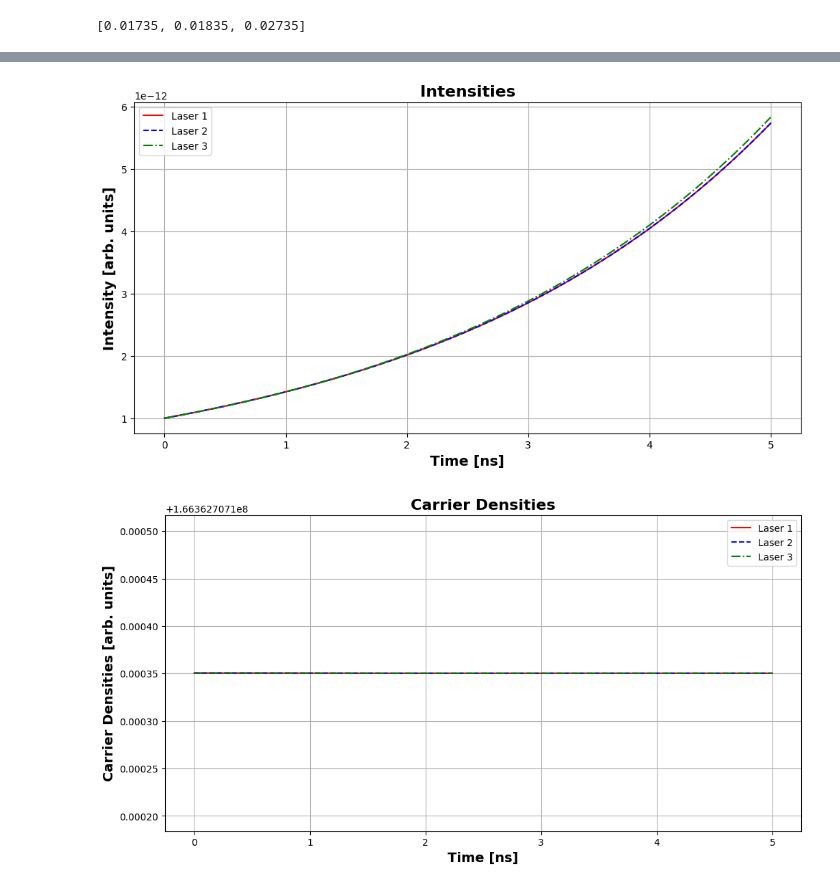
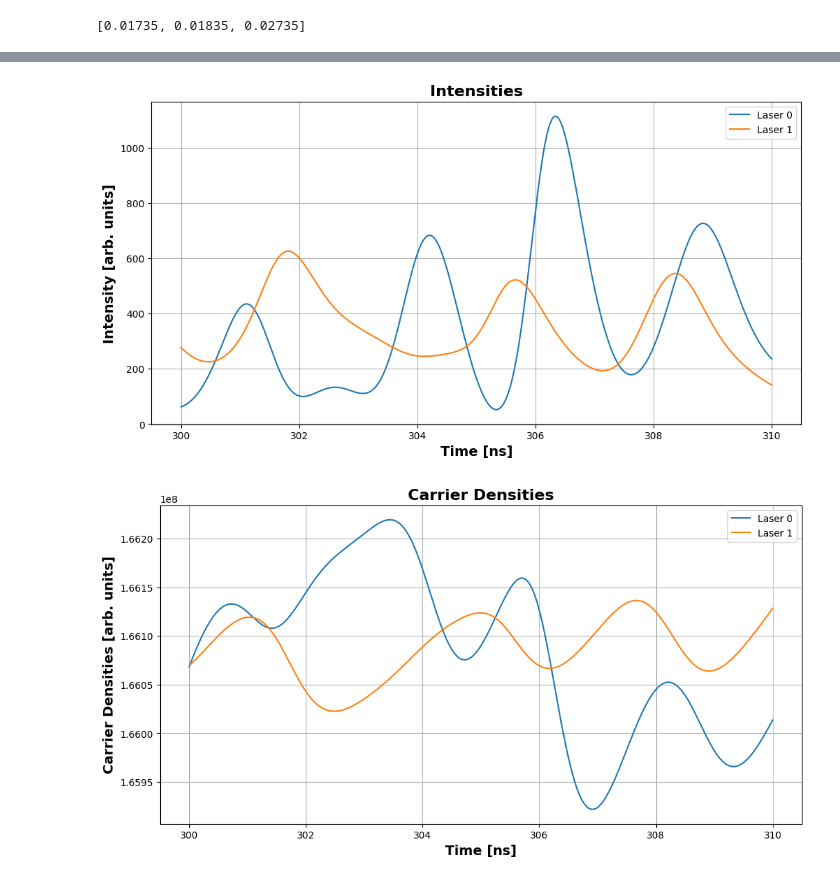
Before and after one commit to godwinduan/lasersim, a Jupyter notebook: MC_SLs_new.ipynb, the cells around one changed output, grey strips where cells are left out. Saved outputs shown, nothing was run; the diff lists cells and outputs as text; code cells hidden in the pictures.

Commit message:
simulations working

```diff
--- a/MC_SLs_new.ipynb
+++ b/MC_SLs_new.ipynb
@@ -212,16 +321,7 @@ for i in range(num_lasers):
 # Simulation parameters
 # Time parameters
 t_start = 0.0
-t_end = 500e-9  # Total simulation time in seconds (50ns)
-dt = 0.01e-9     # Time step in seconds (1ns)
-
-# Define the log function and callback
-#log_func = symengine.Function("log_func")
-#def log_callback(y,value):
-#    print(f"[INFO] value: {value}")
-#    return value
-
-#cross_corr_values = []
-# phase_sync_indices = []
+t_end = 1000e-9  # Total simulation time in seconds (500ns)
+dt = 0.01e-9     # Time step in seconds (0.01ns)
 # %%
 # Initialize the solver
@@ -306,27 +393,31 @@ times_ns = times * 1e9
 # %%
 # Plot intensities over the entire time interval
 plt.figure(figsize=(12, 6))
-plt.plot(times_ns, I_ts[0], label="Laser 1", color='r')
-plt.plot(times_ns, I_ts[1], label="Laser 2", linestyle='--', color='b')
-plt.plot(times_ns, I_ts[2], label="Laser 3", linestyle='-.', color='g')
+
+for i in range(num_lasers):
+    plt.plot(times_ns, I_ts[i], label=f"Laser {i}")
+
 plt.xlabel("Time [ns]", fontsize=14, fontweight='bold')
 plt.ylabel("Intensity [arb. units]", fontsize=14, fontweight='bold')
 plt.title("Intensities",fontsize=16, fontweight='bold')
 plt.grid(True)
 plt.legend()
 
+plt.savefig('2laser_0p012kappa_10ns_intercouple_0p012kappa_50ns_l0selfcouple_17mA_intensity.png')
 plt.show()
 
 # Plot carrier densities over the entire time interval
 plt.figure(figsize=(12, 6))
-plt.plot(times_ns, N_ts[0], label="Laser 1", color='r')
-plt.plot(times_ns, N_ts[1], label="Laser 2", linestyle='--', color='b')
-plt.plot(times_ns, N_ts[2], label="Laser 3", linestyle='-.', color='g')
+for i in range(num_lasers):
+    plt.plot(times_ns, N_ts[i], label=f"Laser {i}")
+
 plt.xlabel("Time [ns]", fontsize=14, fontweight='bold')
 plt.ylabel("Carrier Densities [arb. units]", fontsize=14, fontweight='bold')
 plt.title("Carrier Densities",fontsize=16, fontweight='bold')
 plt.grid(True)
 plt.legend()
 
+#plt.savefig('1laser_0p12kappa_10ns_22mA_carrierdensity.png')
+plt.savefig('2laser_0p012kappa_10ns_intercouple_0p012kappa_50ns_l0selfcouple_17mA_carrierdensity.png')
 plt.show()
 # %% [output]
@@ -335,31 +426,30 @@ plt.show()
 # %%
 # Plot intensities over shortened time interval
-end_time = 5 # in ns
+begin_time = 300 # in ns
+end_time = 310 # in ns
 
 plt.figure(figsize=(12, 6))
-plt.plot(times_ns[times_ns <= end_time], I_ts[0][times_ns <= end_time], label="Laser 1", color='r')
-plt.plot(times_ns[times_ns <= end_time], I_ts[1][times_ns <= end_time], label="Laser 2", linestyle='--', color='b')
-plt.plot(times_ns[times_ns <= end_time], I_ts[2][times_ns <= end_time], label="Laser 3", linestyle='-.', color='g')
+for i in range(num_lasers):
+    plt.plot(times_ns[(times_ns >= begin_time) & (times_ns <= end_time)], I_ts[i][(times_ns >= begin_time) & (times_ns <= end_time)], label=f"Laser {i}")
 plt.xlabel("Time [ns]", fontsize=14, fontweight='bold')
 plt.ylabel("Intensity [arb. units]", fontsize=14, fontweight='bold')
 plt.title("Intensities",fontsize=16, fontweight='bold')
 plt.grid(True)
 plt.legend()
 
 plt.show()
 
 # Plot carrier densities over shortened time interval
 plt.figure(figsize=(12, 6))
-plt.plot(times_ns[times_ns <= end_time], N_ts[0][times_ns <= end_time], label="Laser 1", color='r')
-plt.plot(times_ns[times_ns <= end_time], N_ts[1][times_ns <= end_time], label="Laser 2", linestyle='--', color='b')
-plt.plot(times_ns[times_ns <= end_time], N_ts[2][times_ns <= end_time], label="Laser 3", linestyle='-.', color='g')
+for i in range(num_lasers):
+    plt.plot(times_ns[(times_ns >= begin_time) & (times_ns <= end_time)], N_ts[i][(times_ns >= begin_time) & (times_ns <= end_time)], label=f"Laser {i}")
 plt.xlabel("Time [ns]", fontsize=14, fontweight='bold')
 plt.ylabel("Carrier Densities [arb. units]", fontsize=14, fontweight='bold')
 plt.title("Carrier Densities",fontsize=16, fontweight='bold')
 plt.grid(True)
 plt.legend()
 
 plt.show()
 # %% [output]
-[figure, old version]
+[figure, new version]
-[figure, old version]
+[figure, new version]
```
Also changed, not shown: parts of 23 cells of this notebook, 8 other files.
